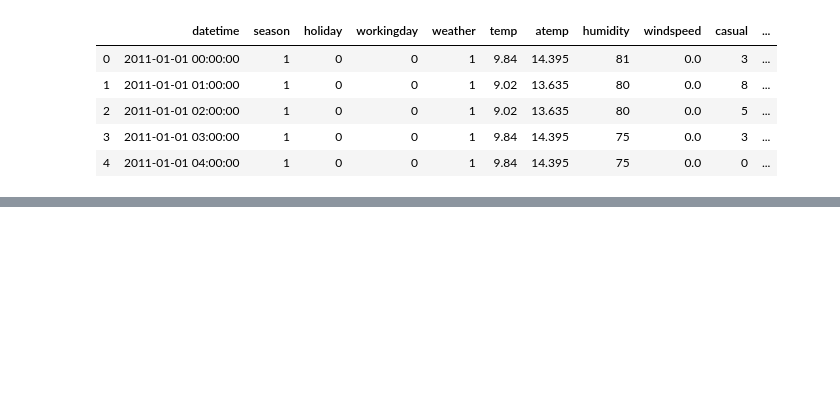
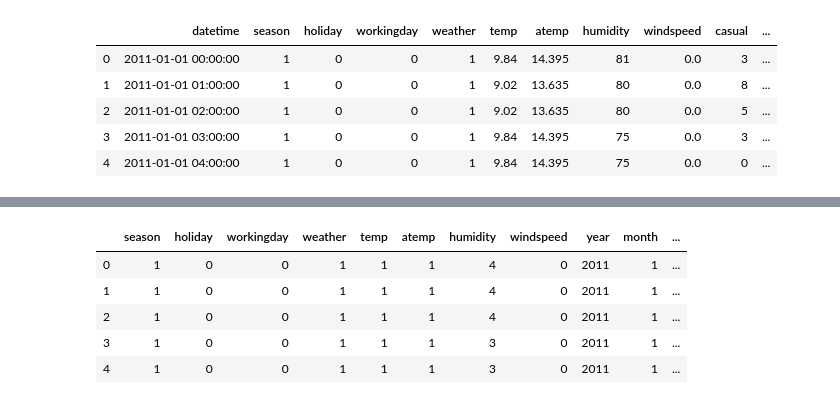
Before and after one commit to skyepodium/kaggle, a Jupyter notebook: bike/bike.ipynb, the cells around one changed output, grey strips where cells are left out. Drawn from its saved outputs; the diff is of its cells as text; code cells hidden in the pictures; blank space fills up the shorter version.

```diff
--- a/bike/bike.ipynb
+++ b/bike/bike.ipynb
@@ -76,0 +190,13 @@ sns.barplot(data=train, x="second", y="count", ax=ax6)
+# %%
+x = train.drop(columns=["datetime", "tempband", "atempband", "humidityband", "windband", "count"], axis=1)
+y = train["count"]
+x_test = test.drop(columns=["datetime"])
+# %%
+x.head()
+# %% [output]
+|  | season | holiday | workingday | weather | temp | atemp | humidity | windspeed | year | month | ... |
+| 0 | 1 | 0 | 0 | 1 | 1 | 1 | 4 | 0 | 2011 | 1 | ... |
+| 1 | 1 | 0 | 0 | 1 | 1 | 1 | 4 | 0 | 2011 | 1 | ... |
+| 2 | 1 | 0 | 0 | 1 | 1 | 1 | 4 | 0 | 2011 | 1 | ... |
+| 3 | 1 | 0 | 0 | 1 | 1 | 1 | 3 | 0 | 2011 | 1 | ... |
+| 4 | 1 | 0 | 0 | 1 | 1 | 1 | 3 | 0 | 2011 | 1 | ... |
```
Also changed, not shown: parts of 34 cells of this notebook, 2 other files.
